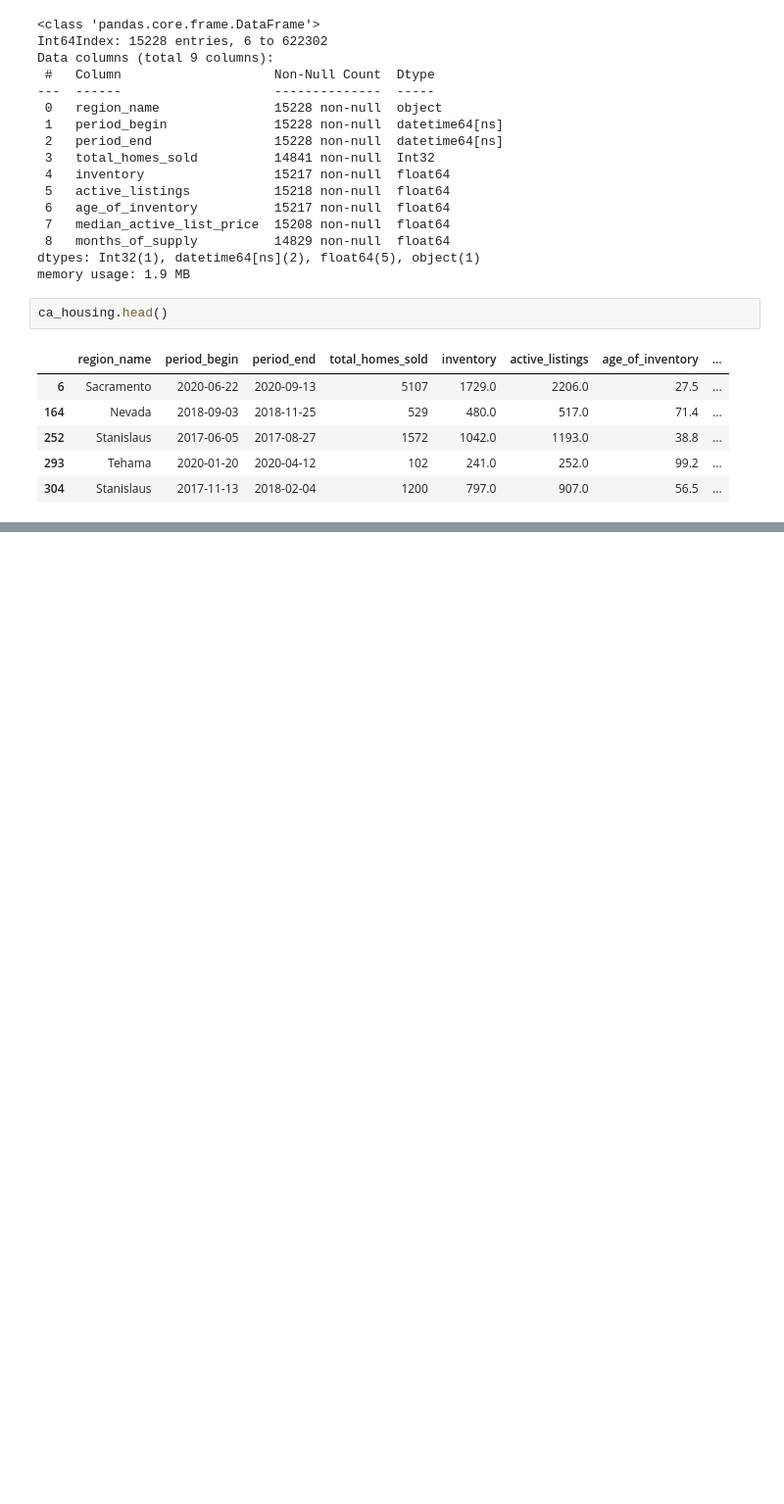
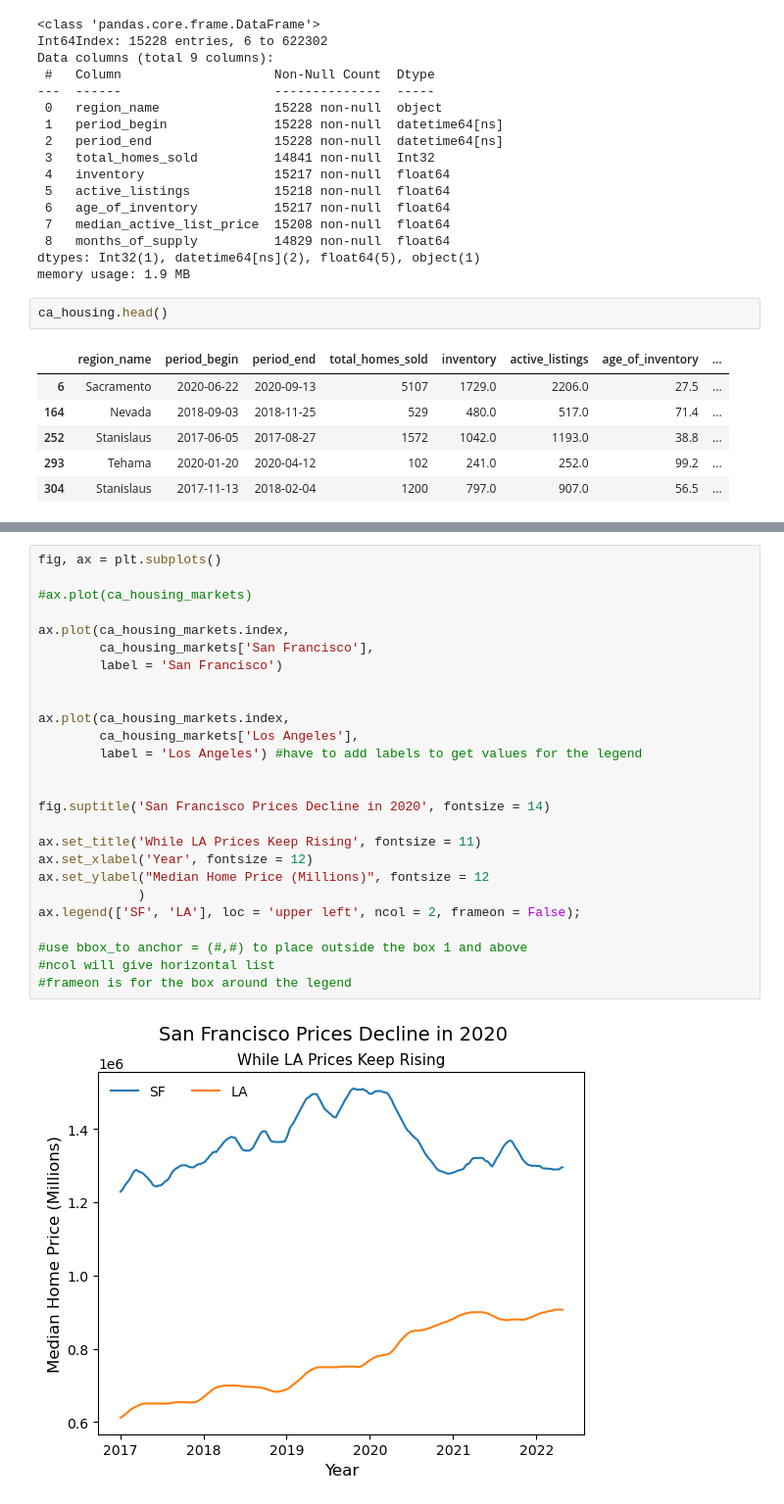
Before and after one commit to soslin/MatPlotLib_Seaborn_Practice, a Jupyter notebook: Matplotlib_formatting.ipynb, the cells around one changed output, grey strips where cells are left out. Shown: that part at 98% size. Saved outputs shown, nothing was run; the diff lists cells and outputs as text; blank space fills up the shorter version.

```diff
--- a/Matplotlib_formatting.ipynb
+++ b/Matplotlib_formatting.ipynb
@@ -72,0 +122,28 @@ ca_housing.head()
+# %%
+fig, ax = plt.subplots()
+
+#ax.plot(ca_housing_markets)
+
+ax.plot(ca_housing_markets.index,
+        ca_housing_markets['San Francisco'],
+        label = 'San Francisco')
+
+
+ax.plot(ca_housing_markets.index,
+        ca_housing_markets['Los Angeles'],
+        label = 'Los Angeles') #have to add labels to get values for the legend
+
+
+fig.suptitle('San Francisco Prices Decline in 2020', fontsize = 14)
+
+ax.set_title('While LA Prices Keep Rising', fontsize = 11)
+ax.set_xlabel('Year', fontsize = 12)
+ax.set_ylabel("Median Home Price (Millions)", fontsize = 12
+             )
+ax.legend(['SF', 'LA'], loc = 'upper left', ncol = 2, frameon = False);
+
+#use bbox_to anchor = (#,#) to place outside the box 1 and above
+#ncol will give horizontal list
+#frameon is for the box around the legend
+# %% [output]
+[figure, added]
```
Also changed, not shown: parts of 11 cells of this notebook.
